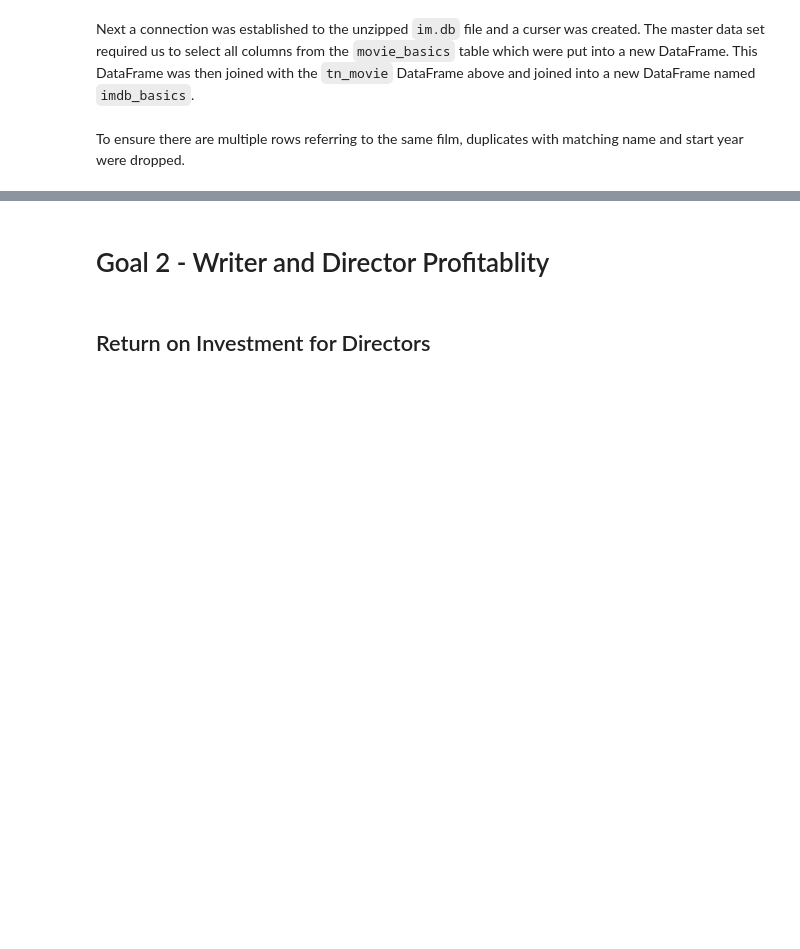
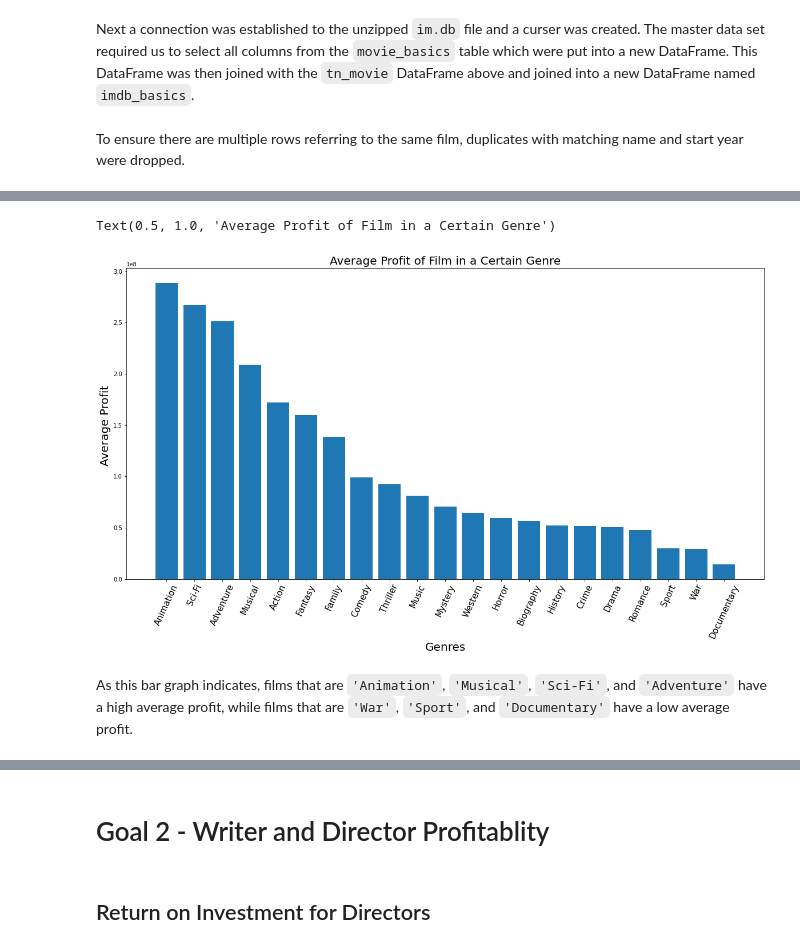
Before and after one commit to soohojp/Phase-1-Project-Best-Team-, a Jupyter notebook: master_dataset.ipynb, the cells around one changed output, grey strips where cells are left out. Cells and saved outputs as stored; diff of their text form; code cells hidden in the pictures; blank space fills up the shorter version.

```diff
--- a/master_dataset.ipynb
+++ b/master_dataset.ipynb
@@ -58,0 +362,22 @@ imdb_basics = imdb_basics.drop(imdb_basics_duplicate.index)
+# %%
+genre_profit_mean=[imdb_action.profit.mean(),
+imdb_adventure.profit.mean(),
+imdb_animation.profit.mean(),
+imdb_biography.profit.mean(),
+imdb_comedy.profit.mean(),
+imdb_crime.profit.mean(),
+imdb_documentary.profit.mean(),
+imdb_drama.profit.mean(),
+imdb_family.profit.mean(),
+imdb_fantasy.profit.mean(),
+imdb_history.profit.mean(),
+imdb_horror.profit.mean(),
+imdb_music.profit.mean(),
+imdb_musical.profit.mean(),
+imdb_mystery.profit.mean(),
+imdb_romance.profit.mean(),
+imdb_sciFi.profit.mean(),
+imdb_sport.profit.mean(),
+imdb_thriller.profit.mean(),
+imdb_war.profit.mean(),
+imdb_western.profit.mean()]
@@ -58,0 +386,18 @@ imdb_basics = imdb_basics.drop(imdb_basics_duplicate.index)
+# %%
+genreaveprofitdf = pd.DataFrame({"Genre":list_of_unique_genres,
+                  "Average Profit":genre_profit_mean})
+genreaveprofitdf = genreaveprofitdf.sort_values("Average Profit",ascending = False)
+# %%
+fig, ax = plt.subplots(figsize=(20,10))
+x = genreaveprofitdf['Genre']
+y = genreaveprofitdf['Average Profit']
+ax.bar(x,y)
+plt.xticks(fontsize = 15, rotation = 65)
+ax.set_xlabel("Genres", fontsize = 20)
+ax.set_ylabel('Average Profit ', fontsize = 20)
+ax.set_title("Average Profit of Film in a Certain Genre", fontsize = 20)
+# %% [output]
+Text(0.5, 1.0, 'Average Profit of Film in a Certain Genre')
+[figure, added]
+# %% [markdown]
+As this bar graph indicates, films that are `'Animation'`, `'Musical'`, `'Sci-Fi'`, and `'Adventure'` have a high average profit, while films that are `'War'`, `'Sport'`, and `'Documentary'` have a low average profit.
```
Also changed, not shown: parts of 42 cells of this notebook.
